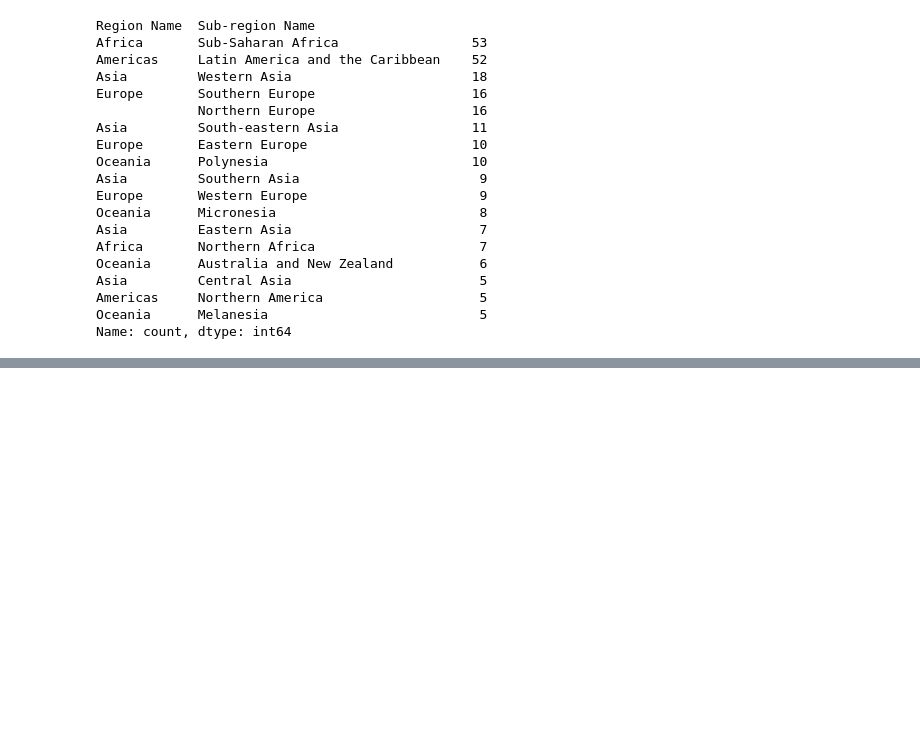
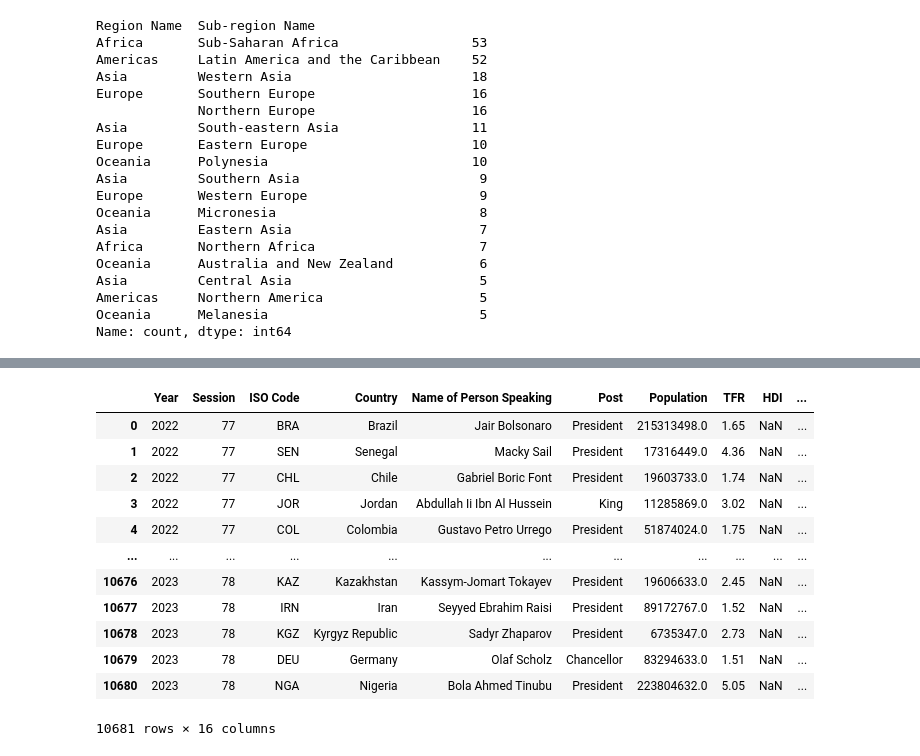
Before and after one commit to grant-TraDA/NLP-2023W, a Jupyter notebook: 13. Mining UNGA debates/project1/solution/metadata/metadata_dataset_preparation.ipynb, the cells around one changed output, grey strips where cells are left out. Saved outputs shown, nothing was run; the diff lists cells and outputs as text; code cells hidden in the pictures; blank space fills up the shorter version.

```diff
--- a/13. Mining UNGA debates/project1/solution/metadata/metadata_dataset_preparation.ipynb
+++ b/13. Mining UNGA debates/project1/solution/metadata/metadata_dataset_preparation.ipynb
@@ -1134,3 +1182,19 @@ assert len(base_metadata) == ORG_METADATA_LENGTH
 base_metadata.to_csv(TMP_FILE_PATH, index=False)
 # %%
 base_metadata.to_csv("enhanced_metadata.csv", index=False)
+# %%
+base_metadata
+# %% [output]
+|  | Year | Session | ISO Code | Country | Name of Person Speaking | Post | Population | TFR | HDI | ... |
+| 0 | 2022 | 77 | BRA | Brazil | Jair Bolsonaro | President | 215313498.0 | 1.65 | NaN | ... |
+| 1 | 2022 | 77 | SEN | Senegal | Macky Sail | President | 17316449.0 | 4.36 | NaN | ... |
+| 2 | 2022 | 77 | CHL | Chile | Gabriel Boric Font | President | 19603733.0 | 1.74 | NaN | ... |
+| 3 | 2022 | 77 | JOR | Jordan | Abdullah Ii Ibn Al Hussein | King | 11285869.0 | 3.02 | NaN | ... |
+| 4 | 2022 | 77 | COL | Colombia | Gustavo Petro Urrego | President | 51874024.0 | 1.75 | NaN | ... |
+| ... | ... | ... | ... | ... | ... | ... | ... | ... | ... | ... |
+| 10676 | 2023 | 78 | KAZ | Kazakhstan | Kassym-Jomart Tokayev | President | 19606633.0 | 2.45 | NaN | ... |
+| 10677 | 2023 | 78 | IRN | Iran | Seyyed Ebrahim Raisi | President | 89172767.0 | 1.52 | NaN | ... |
+| 10678 | 2023 | 78 | KGZ | Kyrgyz Republic | Sadyr Zhaparov | President | 6735347.0 | 2.73 | NaN | ... |
+| 10679 | 2023 | 78 | DEU | Germany | Olaf Scholz | Chancellor | 83294633.0 | 1.51 | NaN | ... |
+| 10680 | 2023 | 78 | NGA | Nigeria | Bola Ahmed Tinubu | President | 223804632.0 | 5.05 | NaN | ... |
+10681 rows × 16 columns
```
Also changed, not shown: parts of 24 cells of this notebook, 2 other files.
